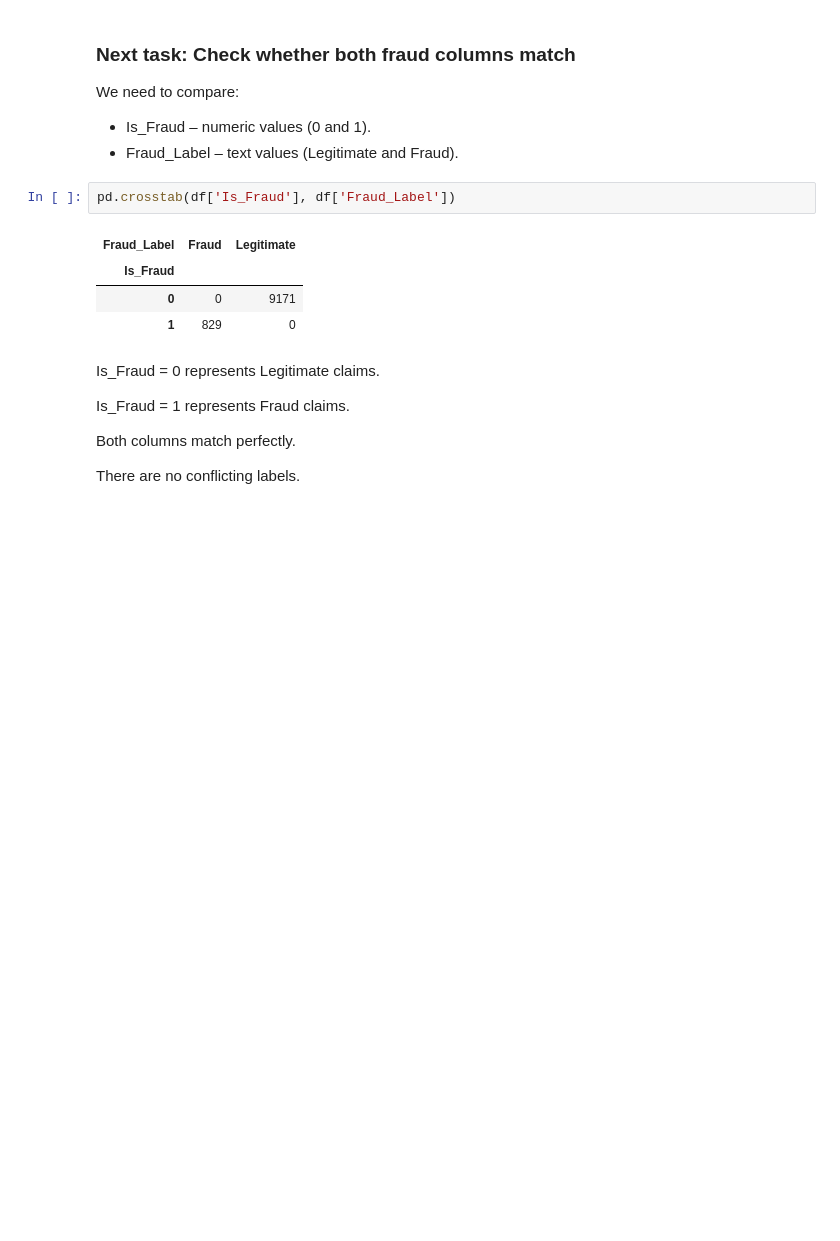
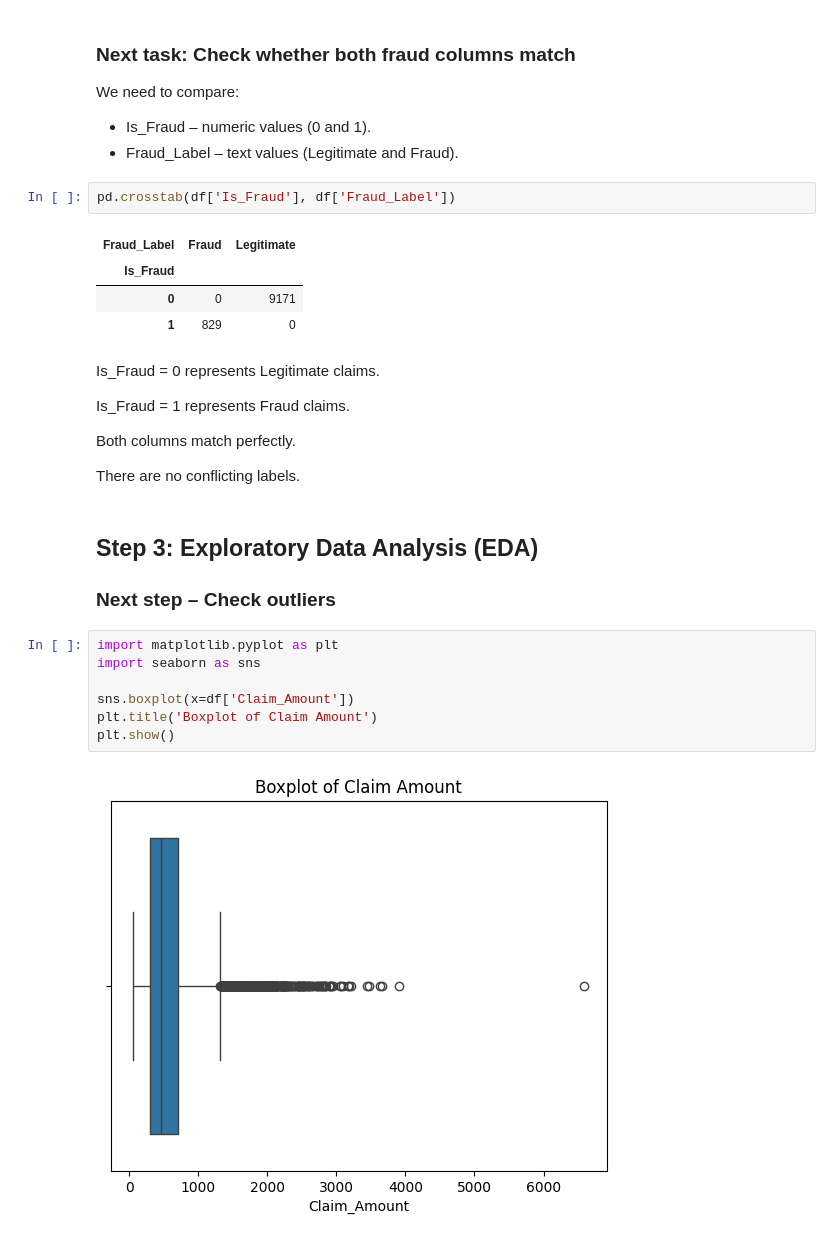
Before and after one commit to adithya736/healthcare-insurance-fraud-detection, a Jupyter notebook: Healthcare_Insurance_Fraud_Detection.ipynb, the cells around one changed output. Saved outputs shown, nothing was run; the diff lists cells and outputs as text; blank space fills up the shorter version.

Commit message:
Add exploratory data analysis

```diff
--- a/Healthcare_Insurance_Fraud_Detection.ipynb
+++ b/Healthcare_Insurance_Fraud_Detection.ipynb
@@ -199,3 +199,15 @@ Both columns match perfectly.
 
 
 There are no conflicting labels.
+# %% [markdown]
+## Step 3: Exploratory Data Analysis (EDA)
+### Next step – Check outliers
+# %%
+import matplotlib.pyplot as plt
+import seaborn as sns
+
+sns.boxplot(x=df['Claim_Amount'])
+plt.title('Boxplot of Claim Amount')
+plt.show()
+# %% [output]
+[figure, added]
```
Also changed, not shown: parts of 35 cells of this notebook.
